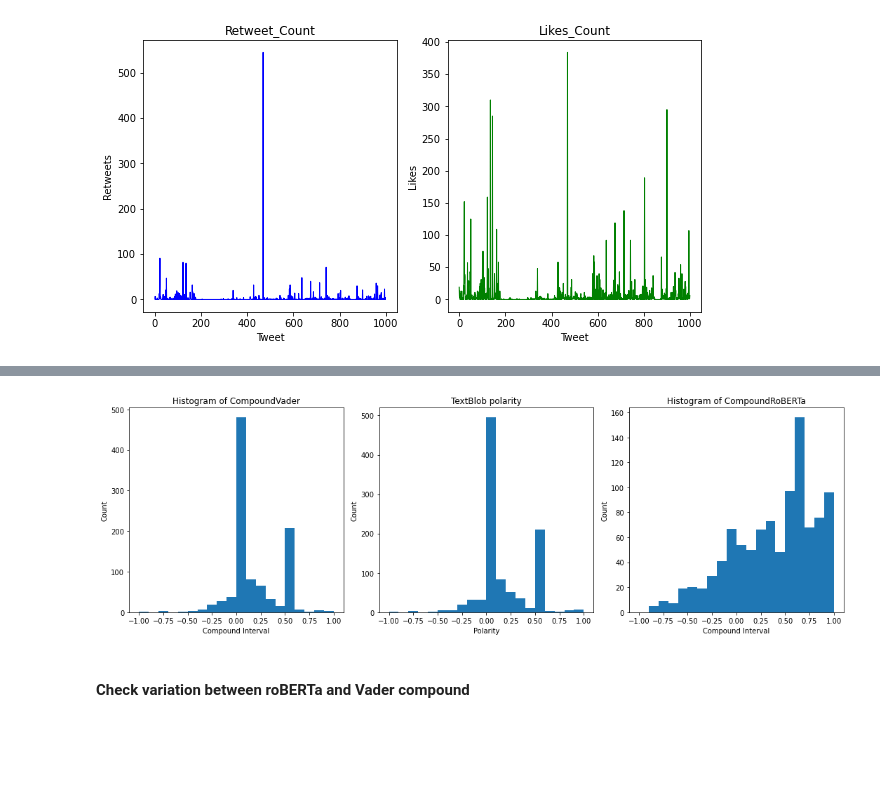
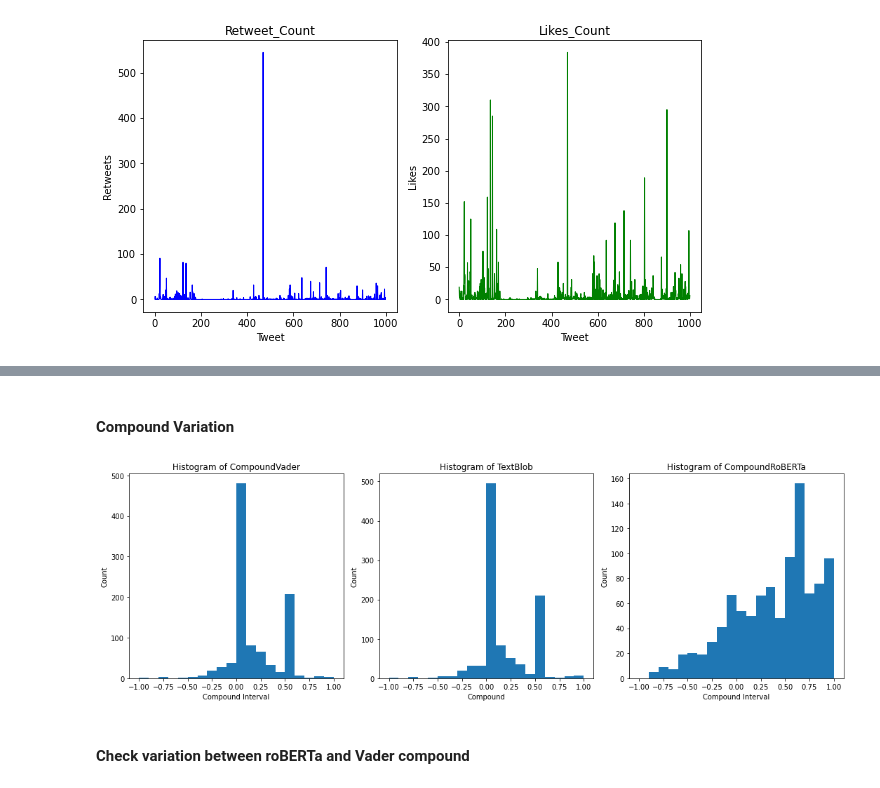
Before and after one commit to rushmetra/MD-Project, a Jupyter notebook: src/analysis.ipynb, the cells around one changed output, grey strips where cells are left out. Drawn from its saved outputs; the diff is of its cells as text; code cells hidden in the pictures; blank space fills up the shorter version.

```diff
--- a/src/analysis.ipynb
+++ b/src/analysis.ipynb
@@ -116,15 +102,0 @@ plt.show()
-# %%
-import pandas as pd
-import re
-import matplotlib.pyplot as plt
-
-# aplicando expressão regular para extrair o valor da polaridade
-dfTweets['polarity'] = dfTweets['compoundTextBlob'].apply(lambda x: float(re.search(r'polarity=(-?\d+\.?\d*)', x).group(1)))
-
-# criando um histograma com a polaridade
-fig, ax = plt.subplots()
-ax.set_title('TextBlob polarity')
-ax.hist(dfTweets['polarity'], bins=20)
-ax.set_xlabel('Polarity')
-ax.set_ylabel('Count')
-plt.show()
@@ -133,3 +103,5 @@ plt.show()
+# %% [markdown]
+#### Compound Variation
 # %%
 
 # Definir os bins para o histograma
@@ -137,36 +109,36 @@ bins = np.arange(-1, 1.1, 0.1)
 
 # Criar a figura e os subplots
 fig, (ax1, ax2, ax3) = plt.subplots(1, 3, figsize=(15, 5))
 
 # Plotar o gráfico de barras do histograma no primeiro subplot
 dfTweets['polarity'] = dfTweets['compoundTextBlob'].apply(lambda x: float(re.search(r'polarity=(-?\d+\.?\d*)', x).group(1)))
 ax1.hist(dfTweets['polarity'], bins=bins)
 ax1.set_xlabel('Compound Interval')
 ax1.set_ylabel('Count')
 ax1.set_title('Histogram of CompoundVader')
 
 # Plotar o gráfico de linha dos valores da primeira coluna no segundo subplot
 dfTweets['polarity'] = dfTweets['compoundTextBlob'].apply(lambda x: float(re.search(r'polarity=(-?\d+\.?\d*)', x).group(1)))
 
 # criando um histograma com a polaridade
-ax2.set_title('TextBlob polarity')
+ax2.set_title('Histogram of TextBlob')
 ax2.hist(dfTweets['polarity'], bins=20)
-ax2.set_xlabel('Polarity')
+ax2.set_xlabel('Compound')
 ax2.set_ylabel('Count')
 
 # Plotar o gráfico de linha dos valores da segunda coluna no terceiro subplot
 ax3.hist(dfTweets['compoundRoBERTa'], bins=bins)
 ax3.set_xlabel('Compound Interval')
 ax3.set_ylabel('Count')
 ax3.set_title('Histogram of CompoundRoBERTa')
 
 # Ajustar a posição dos subplots
 plt.tight_layout()
 
 # Exibir a figura com os três subplots lado a lado
 plt.show()
 # %% [output]
-[figure, old version]
+[figure, new version]
 # %% [markdown]
 #### Check variation between roBERTa and Vader compound
 # %%
```
Also changed, not shown: parts of 3 cells of this notebook.
